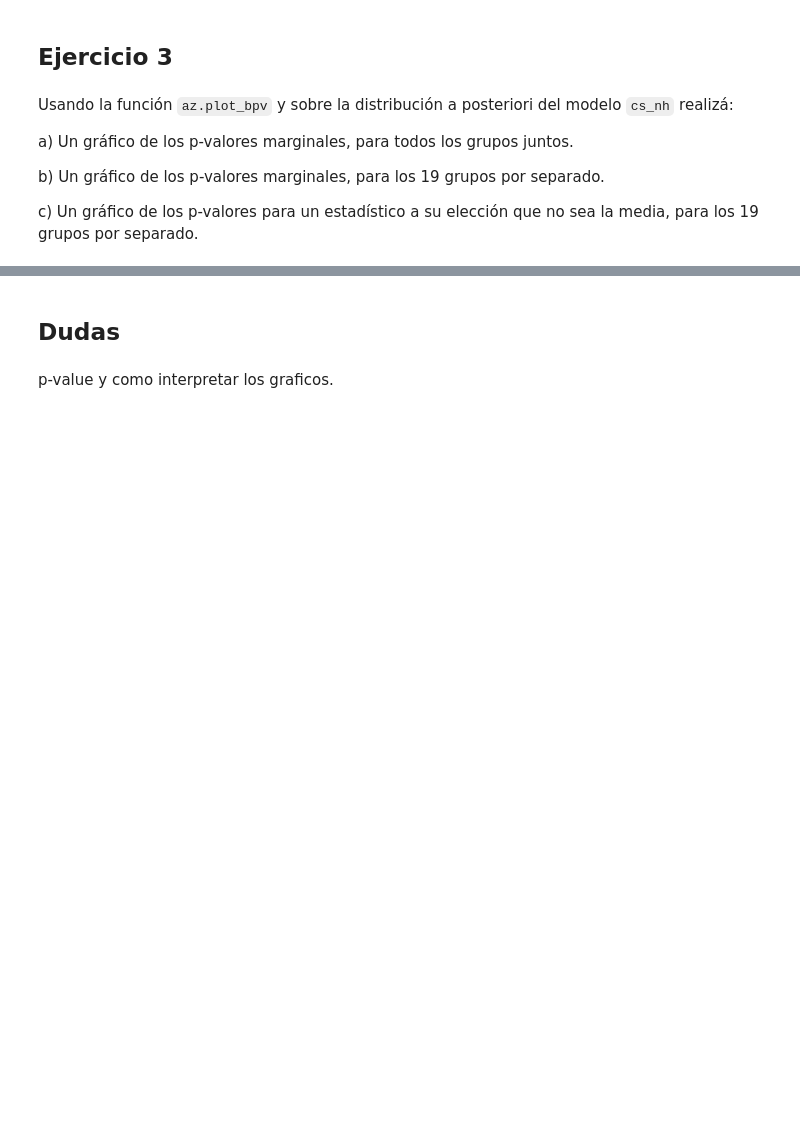
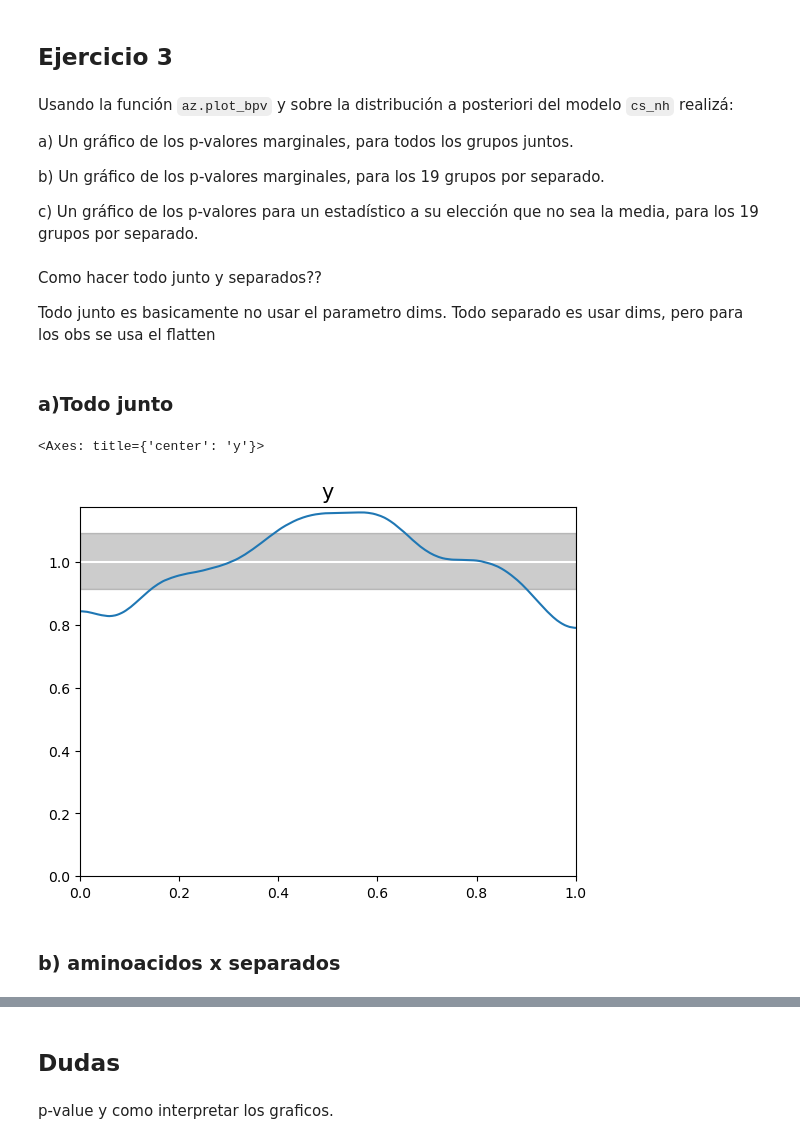
Before and after one commit to ulrich-marcelo/estadistica_e_inferencia_II, a Jupyter notebook: 04_Flujo_de_trabajo_bayesiano.ipynb, the cells around one changed output, grey strips where cells are left out. Drawn from its saved outputs; the diff is of its cells as text; code cells hidden in the pictures; blank space fills up the shorter version.

```diff
--- a/04_Flujo_de_trabajo_bayesiano.ipynb
+++ b/04_Flujo_de_trabajo_bayesiano.ipynb
@@ -1503,6 +1503,43 @@ a) Un gráfico de los p-valores marginales, para todos los grupos juntos.
 b) Un gráfico de los p-valores marginales, para los 19 grupos por separado.
 
 c) Un gráfico de los p-valores para un estadístico a su elección que no sea la media, para los 19 grupos por separado.
+# %% [markdown]
+Como hacer todo junto y separados??
+
+Todo junto es basicamente no usar el parametro dims.
+Todo separado es usar dims, pero para los obs se usa el flatten
+# %% [markdown]
+### a)Todo junto
+# %%
+
+import arviz as az
+import matplotlib.pyplot as plt
+import numpy as np
+import pandas as pd
+import pymc as pm
+
+
+cs_data = pd.read_csv('datos/chemical_shifts_theo_exp.csv')
+diff = cs_data.theo - cs_data.exp
+cat_encode = pd.Categorical(cs_data['aa'])
+idx = cat_encode.codes
+coords = {"aa": cat_encode.categories, "aa_flat":cat_encode.categories[idx]}
+
+with pm.Model(coords=coords) as cs_nh:
+    μ = pm.Normal('μ', mu=0, sigma=1)
+    σ = pm.HalfNormal('σ', sigma=2)
+
+    y = pm.Normal('y', mu=μ, sigma=σ, observed=diff)
+
+    idata_juntos= pm.sample(1000)
+    idata_juntos.extend(pm.sample_posterior_predictive(idata_juntos))
+# %%
+az.plot_bpv(idata_juntos)
+# %% [output]
+<Axes: title={'center': 'y'}>
+[figure, added]
+# %% [markdown]
+### b) aminoacidos x separados
 # %%
 
 import arviz as az
```
Also changed, not shown: parts of 21 cells of this notebook, 5 other files.
